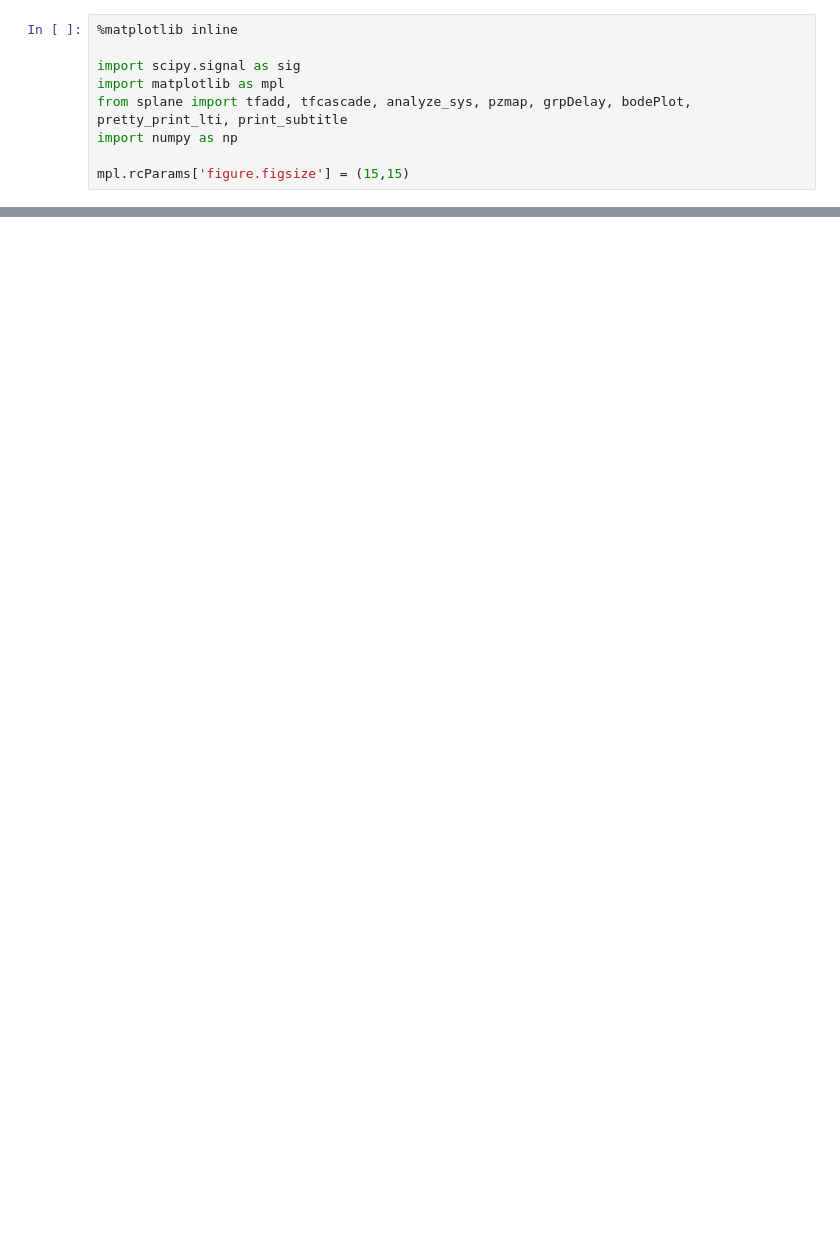
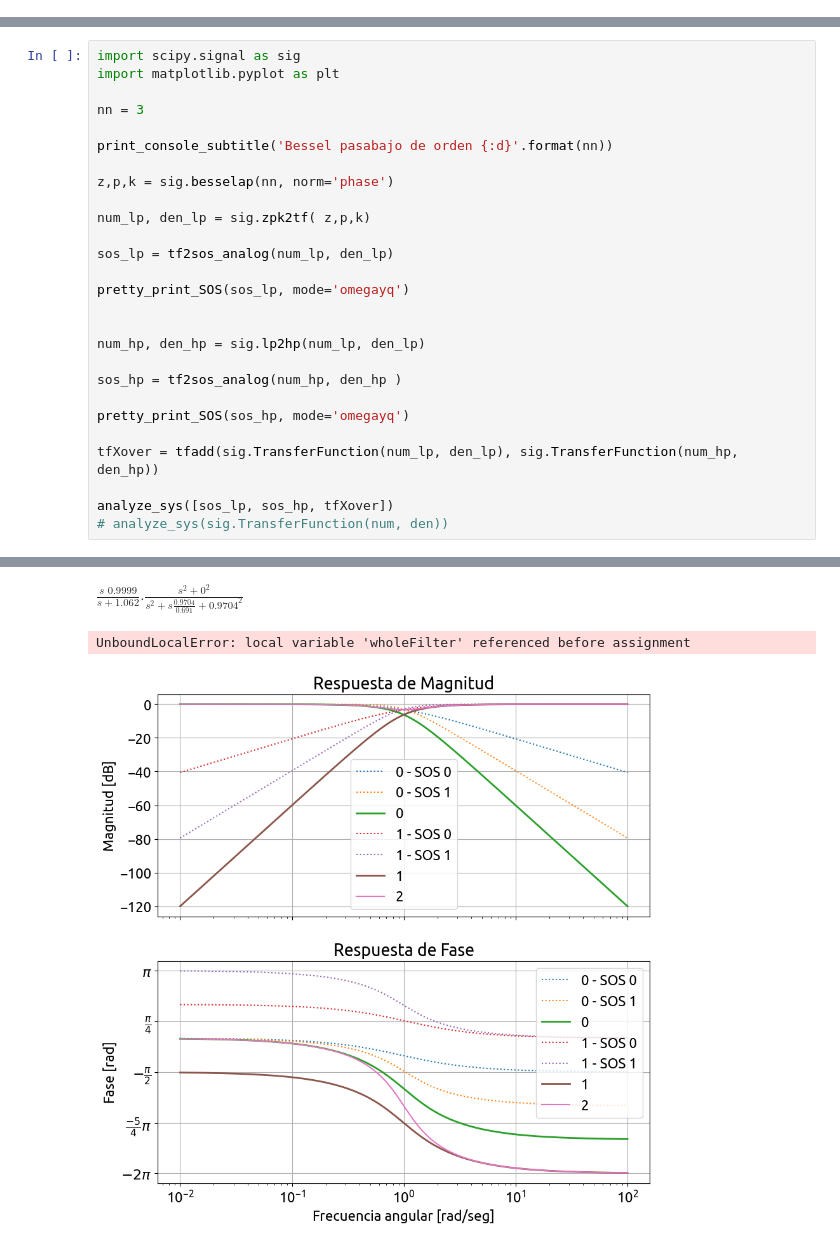
Before and after one commit to marianux/jupytest, a Jupyter notebook: Bessel bandpass xover.ipynb, the cells around one changed output, grey strips where cells are left out. Saved outputs shown, nothing was run; the diff lists cells and outputs as text; blank space fills up the shorter version.

Commit message:
mejoras en bessel y group delay scrtipts

```diff
--- a/Bessel bandpass xover.ipynb
+++ b/Bessel bandpass xover.ipynb
@@ -20,9 +7,0 @@ El script siguiente permite parametrizar el orden de los polinomios de cada func
-# %%
-%matplotlib inline
-
-import scipy.signal as sig
-import matplotlib as mpl
-from splane import tfadd, tfcascade, analyze_sys, pzmap, grpDelay, bodePlot, pretty_print_lti, print_subtitle
-import numpy as np
-
-mpl.rcParams['figure.figsize'] = (15,15)
@@ -99,0 +150,28 @@ $\displaystyle \frac{s^2 \,\, 3.01 }{s^4 + s^3 \,\,   4 + s^2 \,\, 6.34 + s \,\,
+# %%
+import scipy.signal as sig
+import matplotlib.pyplot as plt
+
+nn = 3
+
+print_console_subtitle('Bessel pasabajo de orden {:d}'.format(nn))
+
+z,p,k = sig.besselap(nn, norm='phase')
+
+num_lp, den_lp = sig.zpk2tf( z,p,k)
+
+sos_lp = tf2sos_analog(num_lp, den_lp)
+
+pretty_print_SOS(sos_lp, mode='omegayq')
+
+
+num_hp, den_hp = sig.lp2hp(num_lp, den_lp)
+
+sos_hp = tf2sos_analog(num_hp, den_hp )
+
+pretty_print_SOS(sos_hp, mode='omegayq')
+
+tfXover = tfadd(sig.TransferFunction(num_lp, den_lp), sig.TransferFunction(num_hp, den_hp))
+
+analyze_sys([sos_lp, sos_hp, tfXover])
+# analyze_sys(sig.TransferFunction(num, den))
+# %% [output]
@@ -99,0 +181,3 @@ $\displaystyle \frac{s^2 \,\, 3.01 }{s^4 + s^3 \,\,   4 + s^2 \,\, 6.34 + s \,\,
+$\displaystyle   \frac{s \,\, 0.9999 }{s + 1.062 } . \frac{s^2 +   0^2}{s^2 + s \frac{0.9704}{0.691} + 0.9704^2}$
+UnboundLocalError: local variable 'wholeFilter' referenced before assignment
+[figure, added]
```
Also changed, not shown: parts of 12 cells of this notebook, 1 other file.
